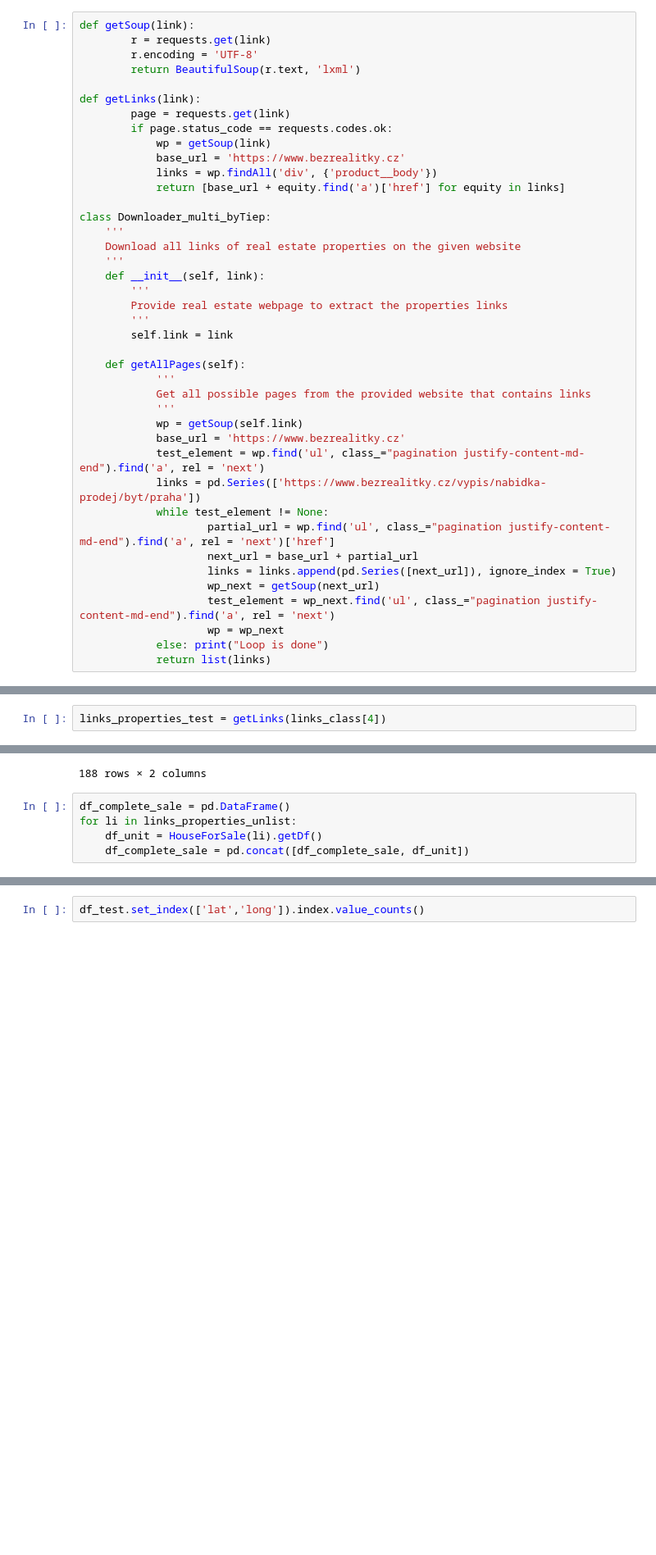
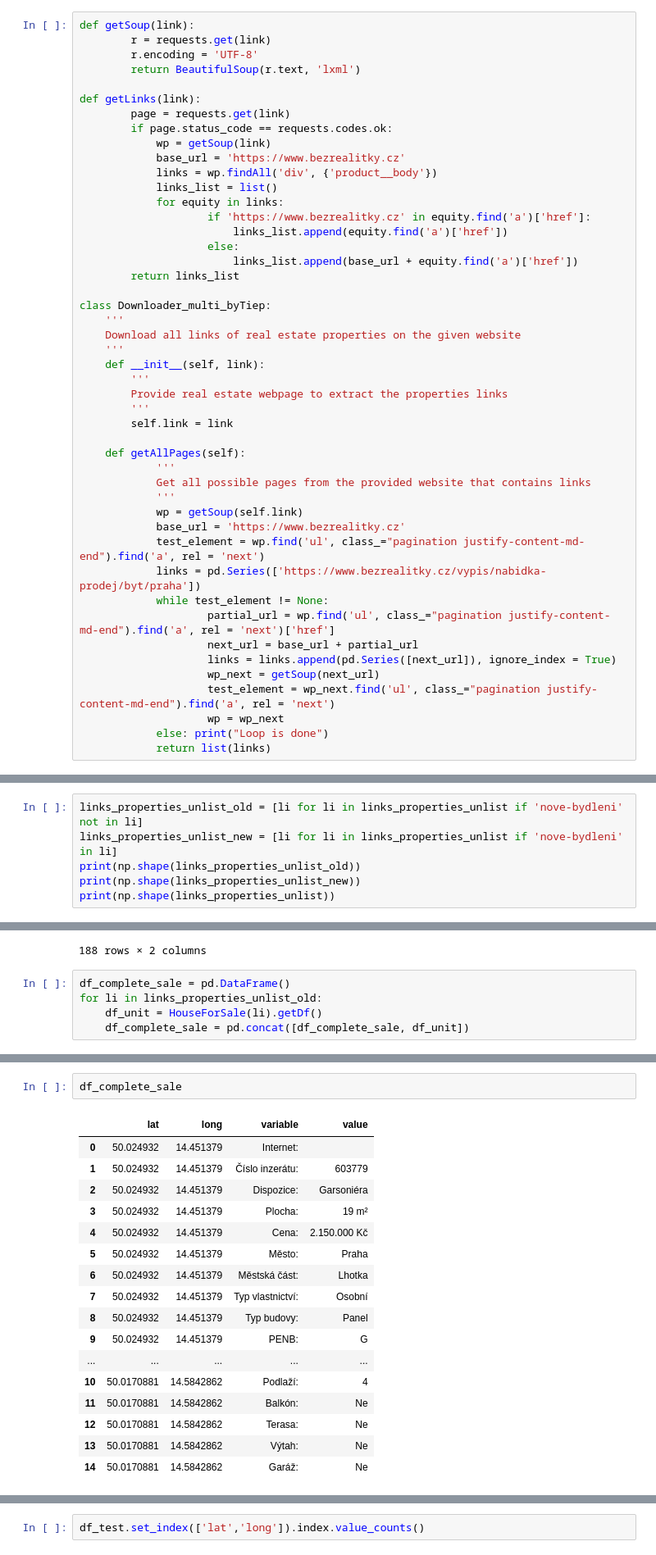
Before and after one commit to luutomas/PythonProject, a Jupyter notebook: Project.ipynb, the cells around one changed output, grey strips where cells are left out. Shown at 82% size. Cells and saved outputs as stored; diff of their text form; blank space fills up the shorter version.

Commit message:
Completed creating dataset for house for sale using old format webpages

```diff
--- a/Project.ipynb
+++ b/Project.ipynb
@@ -276,7 +270,13 @@ def getLinks(link):
             wp = getSoup(link)
             base_url = 'https://www.bezrealitky.cz'
             links = wp.findAll('div', {'product__body'})
-            return [base_url + equity.find('a')['href'] for equity in links]
+            links_list = list()
+            for equity in links:
+                    if 'https://www.bezrealitky.cz' in equity.find('a')['href']:
+                        links_list.append(equity.find('a')['href'])
+                    else:
+                        links_list.append(base_url + equity.find('a')['href'])
+        return links_list
 
 class Downloader_multi_byTiep:
     '''
@@ -343,2 +315,0 @@ np.shape(links_properties_unlist)
-# %%
-links_properties_test = getLinks(links_class[4])
@@ -358,3 +323,9 @@ links_properties_test
+# %%
+links_properties_unlist_old = [li for li in links_properties_unlist if 'nove-bydleni' not in li]
+links_properties_unlist_new = [li for li in links_properties_unlist if 'nove-bydleni' in li]
+print(np.shape(links_properties_unlist_old))
+print(np.shape(links_properties_unlist_new))
+print(np.shape(links_properties_unlist))
 # %%
 df_complet = pd.DataFrame()
 for li in links_properties_test:
@@ -387,6 +358,6 @@ df_test.set_index(['lat','long'])
 188 rows × 2 columns
 # %%
 df_complete_sale = pd.DataFrame()
-for li in links_properties_unlist:
+for li in links_properties_unlist_old:
     df_unit = HouseForSale(li).getDf()
     df_complete_sale = pd.concat([df_complete_sale, df_unit])
@@ -394,0 +364,20 @@ ConnectionError: HTTPSConnectionPool(host='www.bezrealitky.czhttps', port=443):
+# %%
+df_complete_sale
+# %% [output]
+|  | lat | long | variable | value |
+| 0 | 50.024932 | 14.451379 | Internet: |  |
+| 1 | 50.024932 | 14.451379 | Číslo inzerátu: | 603779 |
+| 2 | 50.024932 | 14.451379 | Dispozice: | Garsoniéra |
+| 3 | 50.024932 | 14.451379 | Plocha: | 19 m² |
+| 4 | 50.024932 | 14.451379 | Cena: | 2.150.000 Kč |
+| 5 | 50.024932 | 14.451379 | Město: | Praha |
+| 6 | 50.024932 | 14.451379 | Městská část: | Lhotka |
+| 7 | 50.024932 | 14.451379 | Typ vlastnictví: | Osobní |
+| 8 | 50.024932 | 14.451379 | Typ budovy: | Panel |
+| 9 | 50.024932 | 14.451379 | PENB: | G |
+| ... | ... | ... | ... | ... |
+| 10 | 50.0170881 | 14.5842862 | Podlaží: | 4 |
+| 11 | 50.0170881 | 14.5842862 | Balkón: | Ne |
+| 12 | 50.0170881 | 14.5842862 | Terasa: | Ne |
+| 13 | 50.0170881 | 14.5842862 | Výtah: | Ne |
+| 14 | 50.0170881 | 14.5842862 | Garáž: | Ne |
```
Also changed, not shown: parts of 12 cells of this notebook.
